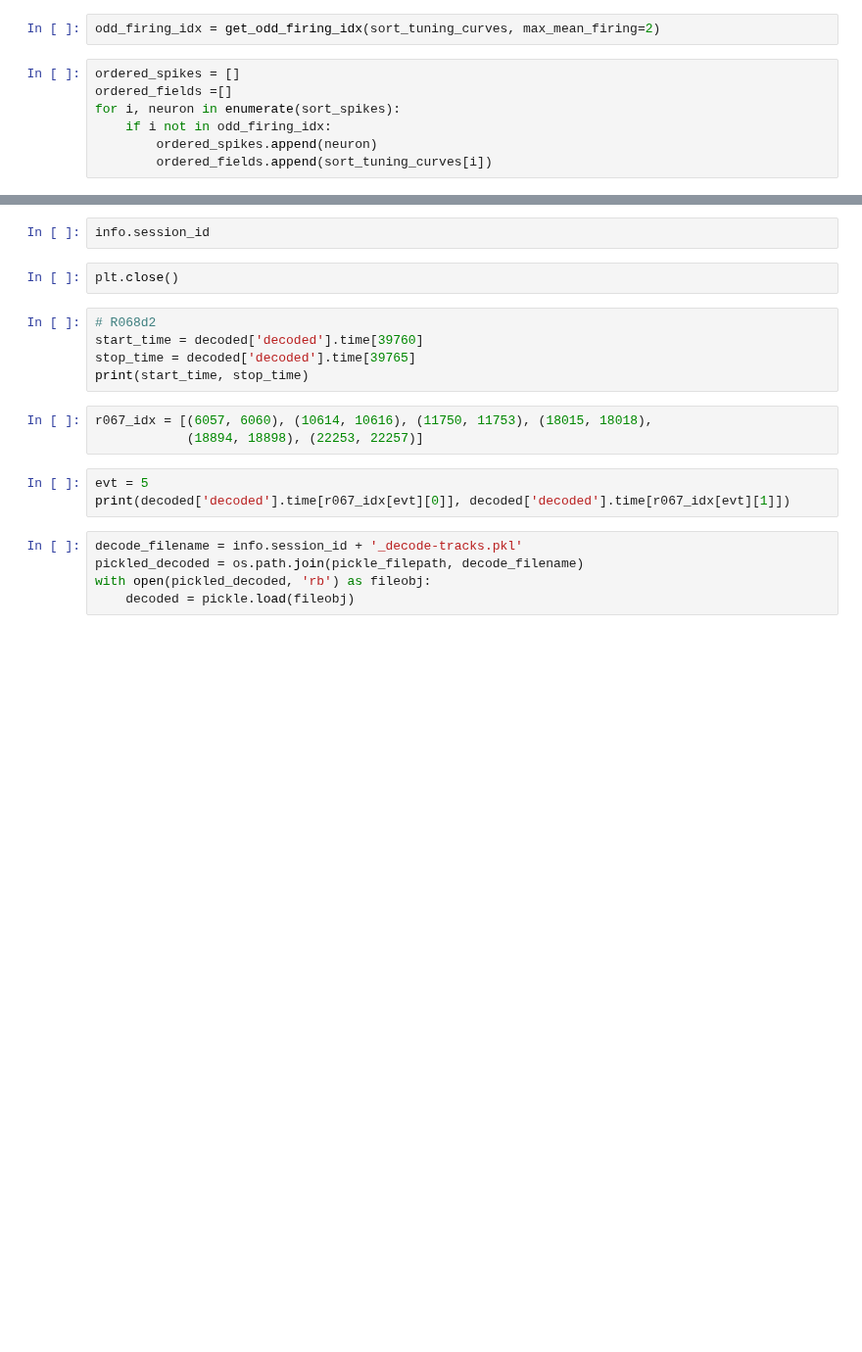
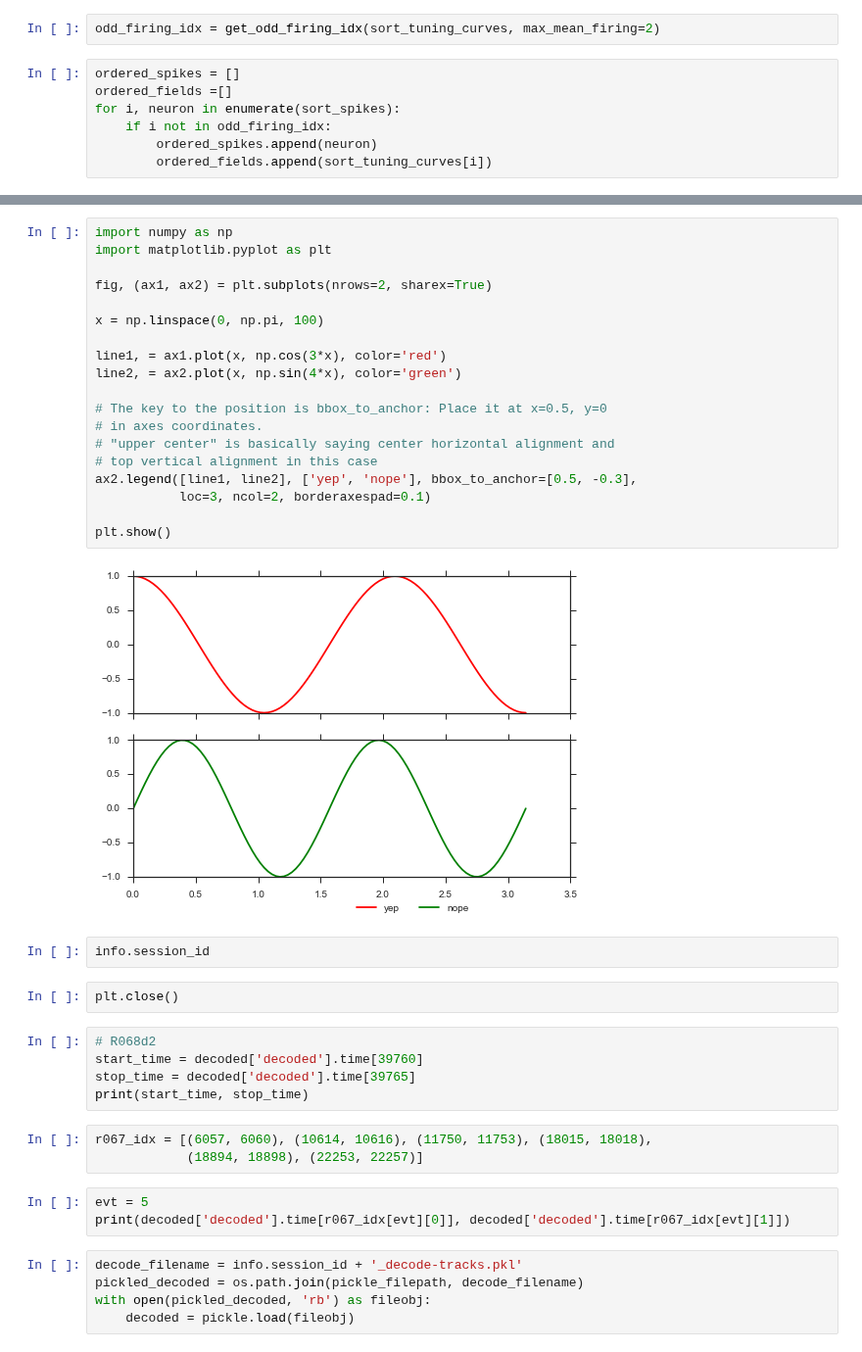
Before and after one commit to vandermeerlab/emi_shortcut, a Jupyter notebook: raster_with2d.ipynb, the cells around one changed output, grey strips where cells are left out. Shown at 98% size. Drawn from its saved outputs; the diff is of its cells as text; blank space fills up the shorter version.

```diff
--- a/raster_with2d.ipynb
+++ b/raster_with2d.ipynb
@@ -157,3 +164,24 @@ plot_sequence(ordered_spikes, lfp, start_time, stop_time, '-example_' + time + '
+# %%
+import numpy as np
+import matplotlib.pyplot as plt
+
+fig, (ax1, ax2) = plt.subplots(nrows=2, sharex=True)
+
+x = np.linspace(0, np.pi, 100)
+
+line1, = ax1.plot(x, np.cos(3*x), color='red')
+line2, = ax2.plot(x, np.sin(4*x), color='green')
+
+# The key to the position is bbox_to_anchor: Place it at x=0.5, y=0
+# in axes coordinates.
+# "upper center" is basically saying center horizontal alignment and
+# top vertical alignment in this case
+ax2.legend([line1, line2], ['yep', 'nope'], bbox_to_anchor=[0.5, -0.3],
+           loc=3, ncol=2, borderaxespad=0.1)
+
+plt.show()
+# %% [output]
+[figure, added]
 # %%
 info.session_id
 # %%
```
Also changed, not shown: parts of 4 cells of this notebook, 5 other files.
